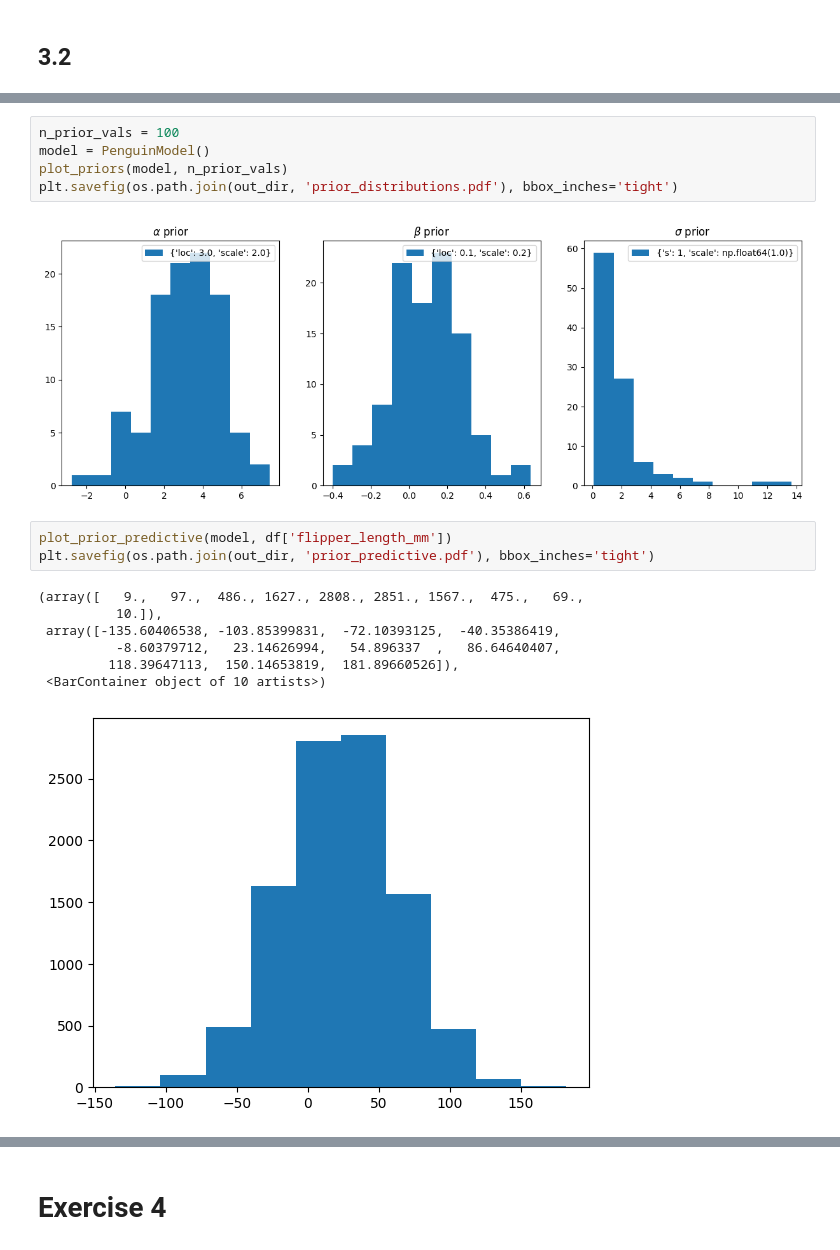
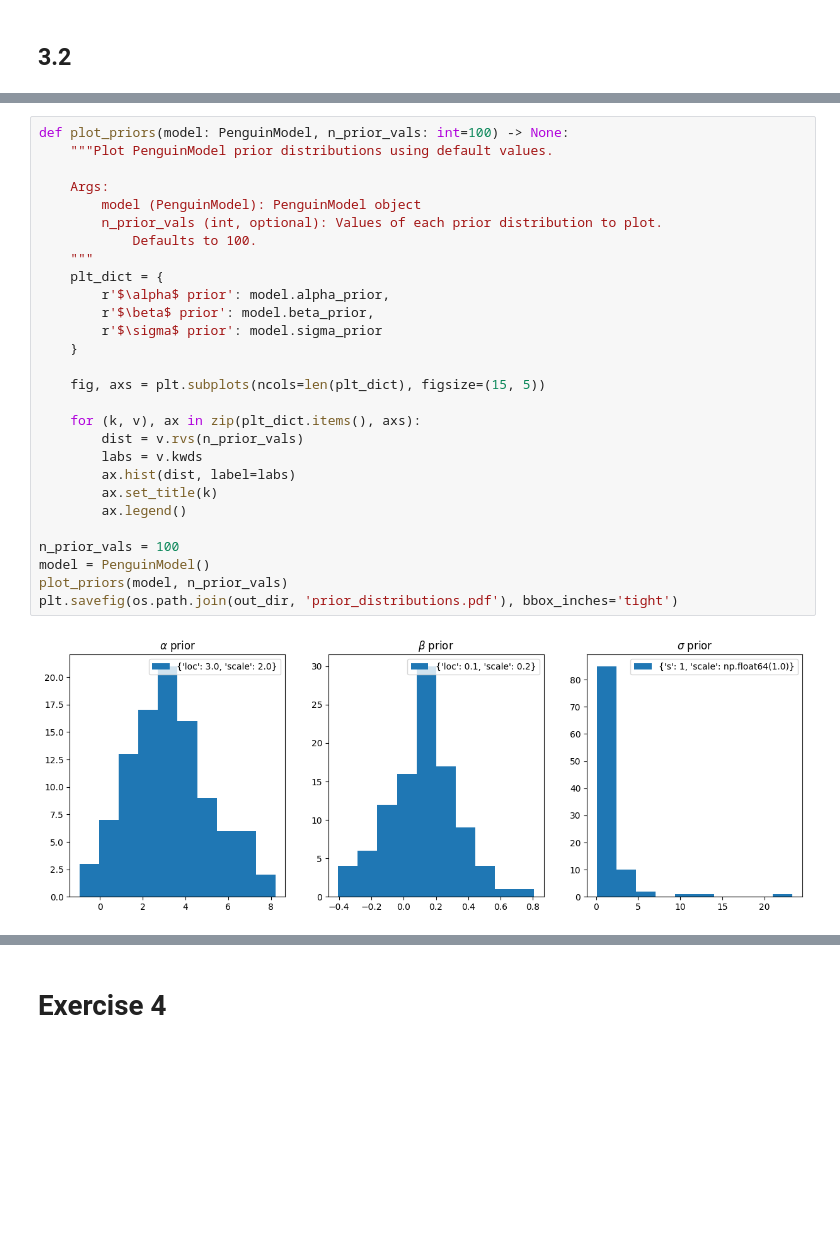
Before and after one commit to ajbarrows/uvmbayes, a Jupyter notebook: notebooks/problem_sets/20240927-problem_set_2.ipynb, the cells around one changed output, grey strips where cells are left out. Saved outputs shown, nothing was run; the diff lists cells and outputs as text; blank space fills up the shorter version.

```diff
--- a/notebooks/problem_sets/20240927-problem_set_2.ipynb
+++ b/notebooks/problem_sets/20240927-problem_set_2.ipynb
@@ -132,18 +101,30 @@ class PenguinModel():
-# %%
-n_prior_vals = 100
-model = PenguinModel()
-plot_priors(model, n_prior_vals)
-plt.savefig(os.path.join(out_dir, 'prior_distributions.pdf'), bbox_inches='tight')
-# %% [output]
-[figure, removed]
-# %%
-plot_prior_predictive(model, df['flipper_length_mm'])
-plt.savefig(os.path.join(out_dir, 'prior_predictive.pdf'), bbox_inches='tight')
-# %% [output]
-(array([   9.,   97.,  486., 1627., 2808., 2851., 1567.,  475.,   69.,
-          10.]),
- array([-135.60406538, -103.85399831,  -72.10393125,  -40.35386419,
-          -8.60379712,   23.14626994,   54.896337  ,   86.64640407,
-         118.39647113,  150.14653819,  181.89660526]),
- <BarContainer object of 10 artists>)
-[figure, removed]
+# %%
+def plot_priors(model: PenguinModel, n_prior_vals: int=100) -> None:
+    """Plot PenguinModel prior distributions using default values.
+
+    Args:
+        model (PenguinModel): PenguinModel object
+        n_prior_vals (int, optional): Values of each prior distribution to plot.
+            Defaults to 100.
+    """
+    plt_dict = {
+        r'$\alpha$ prior': model.alpha_prior,
+        r'$\beta$ prior': model.beta_prior,
+        r'$\sigma$ prior': model.sigma_prior
+    }
+
+    fig, axs = plt.subplots(ncols=len(plt_dict), figsize=(15, 5))
+
+    for (k, v), ax in zip(plt_dict.items(), axs):
+        dist = v.rvs(n_prior_vals)
+        labs = v.kwds
+        ax.hist(dist, label=labs)
+        ax.set_title(k)
+        ax.legend()
+
+n_prior_vals = 100
+model = PenguinModel()
+plot_priors(model, n_prior_vals)
+plt.savefig(os.path.join(out_dir, 'prior_distributions.pdf'), bbox_inches='tight')
+# %% [output]
+[figure, added]
```
Also changed, not shown: parts of 6 cells of this notebook, 3 other files.
